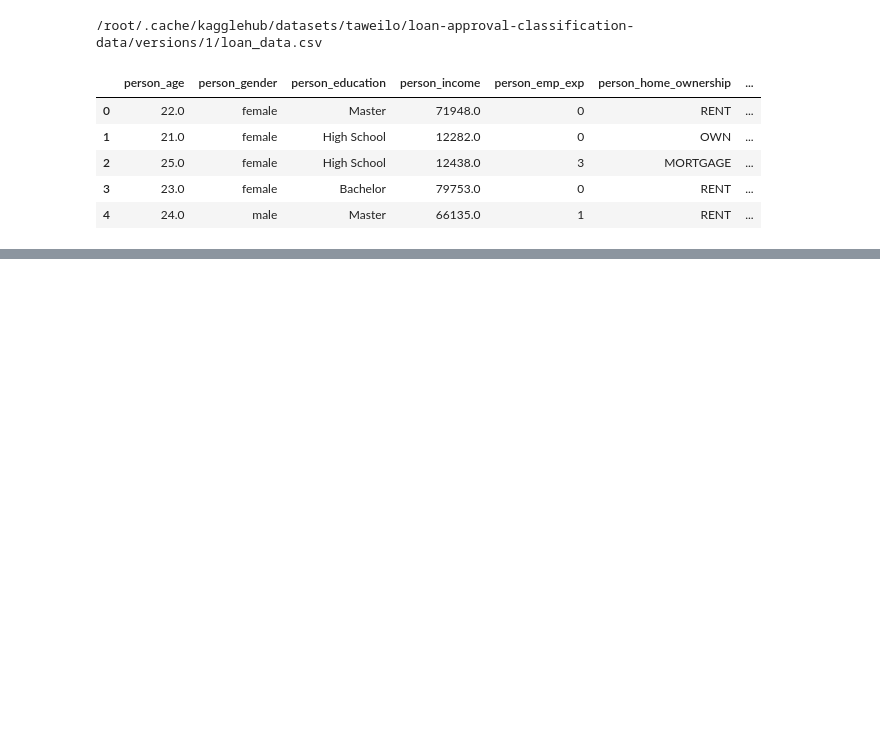
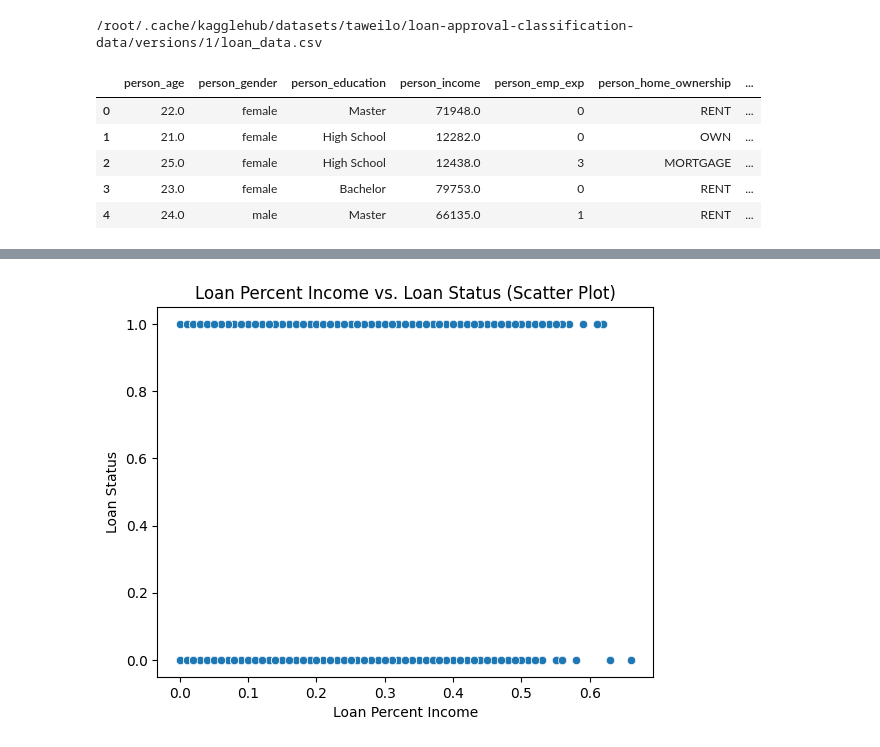
Before and after one commit to zhou1126/Marquette_teaching_finance, a Jupyter notebook: loan_approval_classification.ipynb, the cells around one changed output, grey strips where cells are left out. Drawn from its saved outputs; the diff is of its cells as text; code cells hidden in the pictures; blank space fills up the shorter version.

```diff
--- a/loan_approval_classification.ipynb
+++ b/loan_approval_classification.ipynb
@@ -80,0 +133,17 @@ dtype: object
+# %%
+# @title Let's try linear regression
+
+# Create a scatter plot or box plot
+# Scatter plot:
+sns.scatterplot(x='loan_percent_income', y='loan_status', data=df)
+plt.title('Loan Percent Income vs. Loan Status (Scatter Plot)')
+
+# Box plot:
+# sns.boxplot(x='loan_status', y='loan_percent_income', data=df)
+# plt.title('Loan Percent Income vs. Loan Status (Box Plot)')
+
+plt.xlabel('Loan Percent Income')
+plt.ylabel('Loan Status')
+plt.show()
+# %% [output]
+[figure, added]
```
Also changed, not shown: parts of 13 cells of this notebook.
